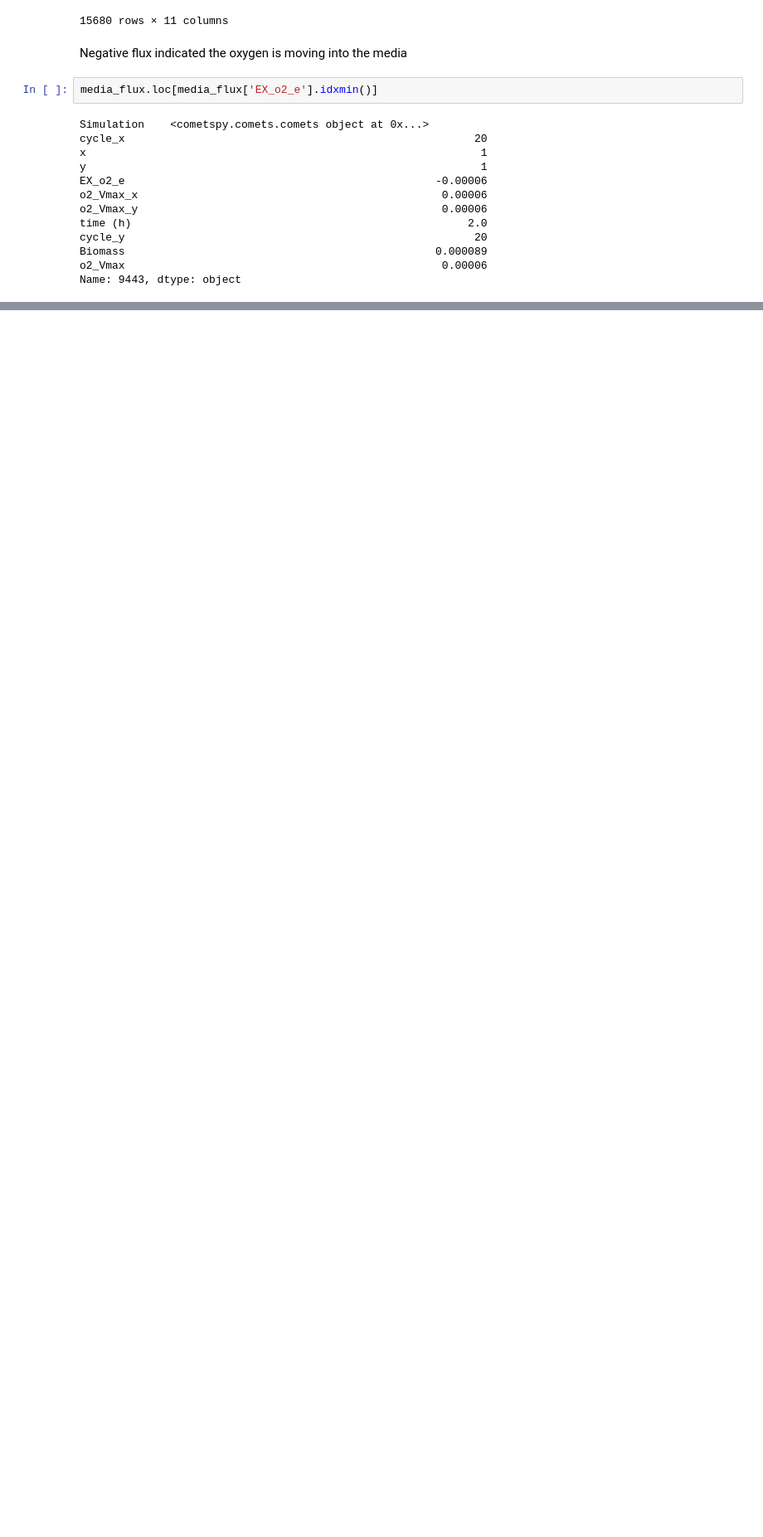
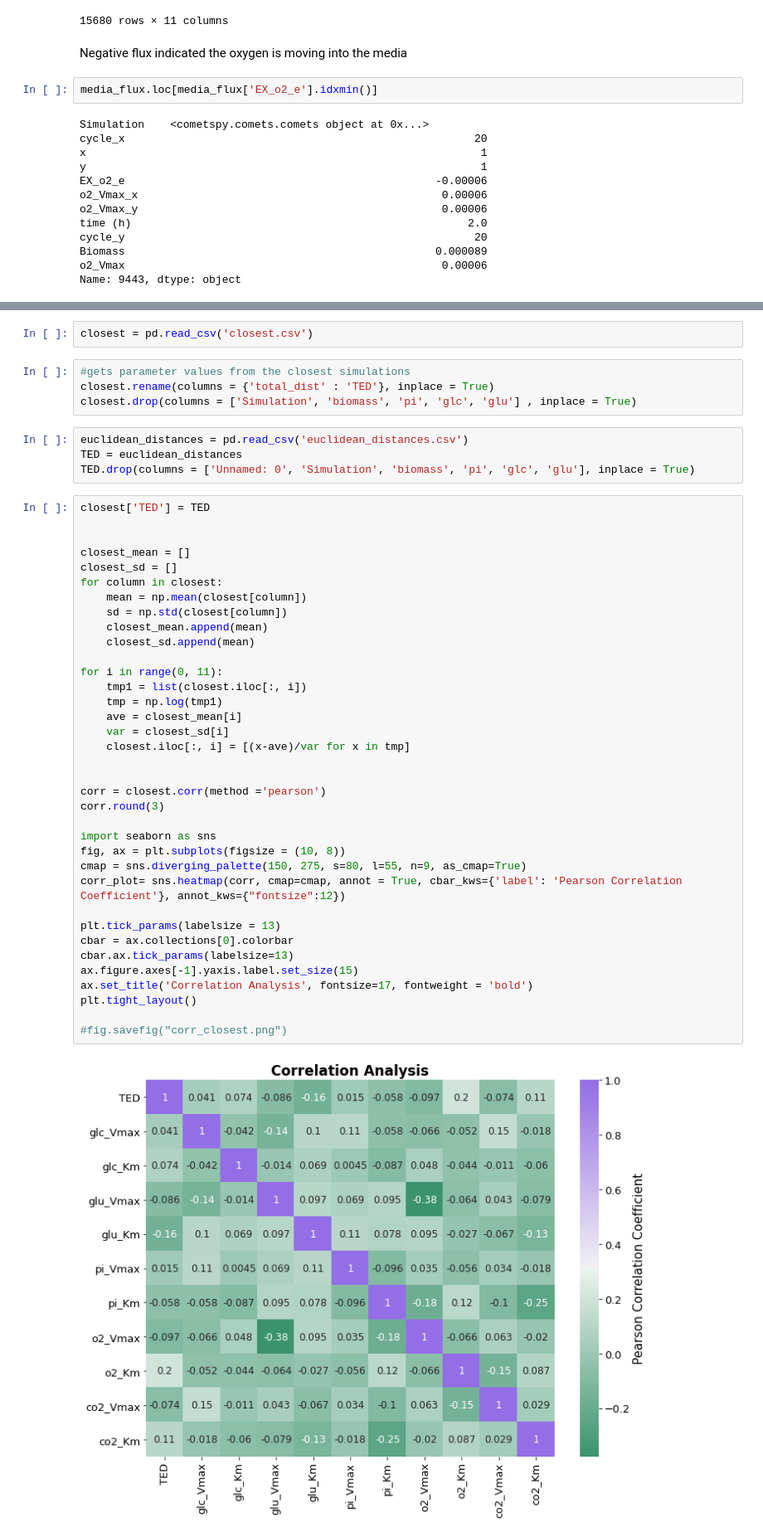
Before and after one commit to amelia-kelly/UOM_research_project2, a Jupyter notebook: RP2_graphs.ipynb, the cells around one changed output, grey strips where cells are left out. Shown at 83% size. Saved outputs shown, nothing was run; the diff lists cells and outputs as text; blank space fills up the shorter version.

```diff
--- a/RP2_graphs.ipynb
+++ b/RP2_graphs.ipynb
@@ -682,0 +685,48 @@ Name: 9443, dtype: object
+# %%
+closest = pd.read_csv('closest.csv')
+# %%
+#gets parameter values from the closest simulations
+closest.rename(columns = {'total_dist' : 'TED'}, inplace = True)
+closest.drop(columns = ['Simulation', 'biomass', 'pi', 'glc', 'glu'] , inplace = True)
+# %%
+euclidean_distances = pd.read_csv('euclidean_distances.csv')
+TED = euclidean_distances
+TED.drop(columns = ['Unnamed: 0', 'Simulation', 'biomass', 'pi', 'glc', 'glu'], inplace = True)
+# %%
+closest['TED'] = TED
+
+
+closest_mean = []
+closest_sd = []
+for column in closest:
+    mean = np.mean(closest[column])
+    sd = np.std(closest[column])
+    closest_mean.append(mean)
+    closest_sd.append(mean)
+
+for i in range(0, 11):
+    tmp1 = list(closest.iloc[:, i])
+    tmp = np.log(tmp1)
+    ave = closest_mean[i]
+    var = closest_sd[i]
+    closest.iloc[:, i] = [(x-ave)/var for x in tmp]
+
+
+corr = closest.corr(method ='pearson')
+corr.round(3)
+
+import seaborn as sns
+fig, ax = plt.subplots(figsize = (10, 8))
+cmap = sns.diverging_palette(150, 275, s=80, l=55, n=9, as_cmap=True)
+corr_plot= sns.heatmap(corr, cmap=cmap, annot = True, cbar_kws={'label': 'Pearson Correlation Coefficient'}, annot_kws={"fontsize":12})
+
+plt.tick_params(labelsize = 13)
+cbar = ax.collections[0].colorbar
+cbar.ax.tick_params(labelsize=13)
+ax.figure.axes[-1].yaxis.label.set_size(15)
+ax.set_title('Correlation Analysis', fontsize=17, fontweight = 'bold')
+plt.tight_layout()
+
+#fig.savefig("corr_closest.png")
+# %% [output]
+[figure, added]
```
Also changed, not shown: parts of 8 cells of this notebook.
